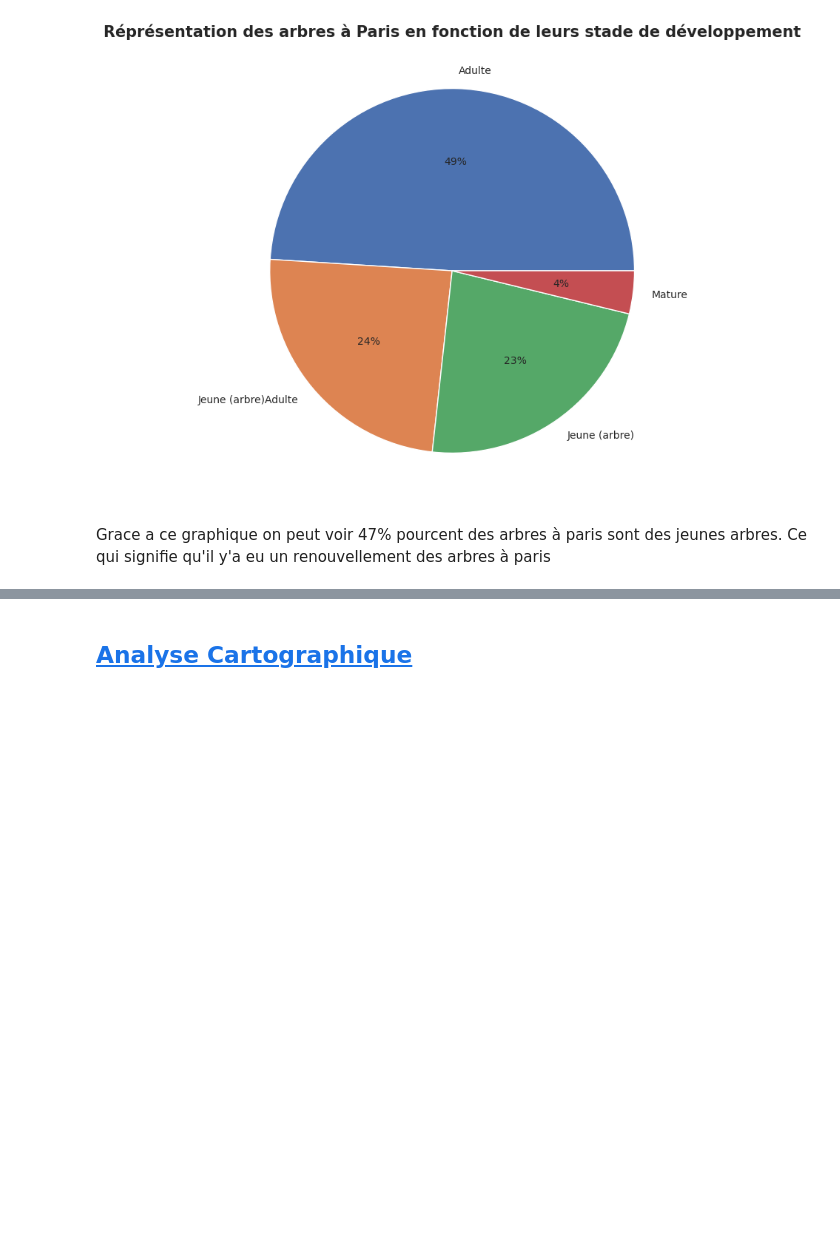
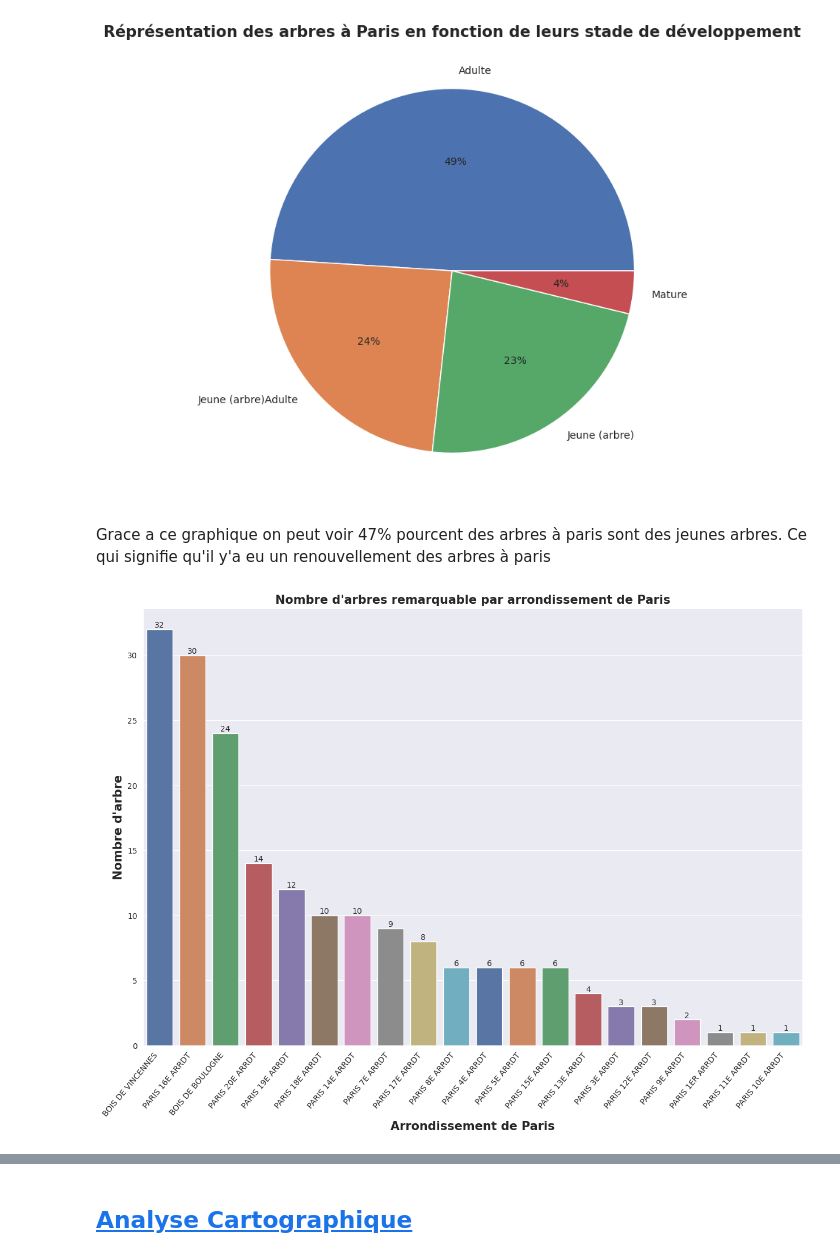
Before and after one commit to dimitri-feniou/-OP-Projet_1_arbre_paris, a Jupyter notebook: analyse_data.ipynb, the cells around one changed output, grey strips where cells are left out. Saved outputs shown, nothing was run; the diff lists cells and outputs as text; code cells hidden in the pictures; blank space fills up the shorter version.

```diff
--- a/analyse_data.ipynb
+++ b/analyse_data.ipynb
@@ -424,3 +424,23 @@ plt.show()
 [figure]
 # %% [markdown]
 Grace a ce graphique on peut voir 47% pourcent des arbres à paris sont des jeunes arbres. Ce qui signifie qu'il y'a eu un renouvellement des arbres à paris
+# %%
+sns.set_style('darkgrid')
+palette = sns.color_palette("deep")
+# Set the figure size
+plt.figure(figsize=(15, 10))
+plot_nb_arbre = sns.countplot(x=df_arbre_remarquable["arrondissement"],order=df_arbre_remarquable['arrondissement'].value_counts().index,palette=palette)
+# Add xlabel and ylabel change size,add bold
+plt.ylabel("Nombre d'arbre",fontsize=15,weight='bold')
+plt.xlabel('Arrondissement de Paris',fontsize=15,weight='bold')
+# Rotate x-axis labels vertically
+plot_nb_arbre.set_xticklabels(plot_nb_arbre.get_xticklabels(), rotation=50,
+                        horizontalalignment='right',fontsize=10)
+# Add title for the plot with bold
+plt.title("Nombre d'arbres remarquable par arrondissement de Paris", weight='bold').set_fontsize('15')
+# Add values on topbar
+for i in plot_nb_arbre.containers:
+    plot_nb_arbre.bar_label(i,)
+plt.show()
+# %% [output]
+[figure, added]
```
Also changed, not shown: parts of 7 cells of this notebook, 3 other files.
